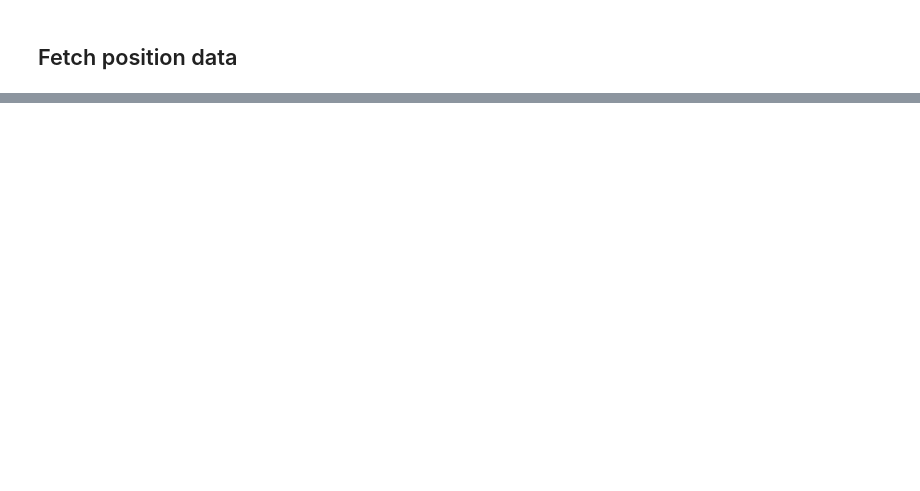
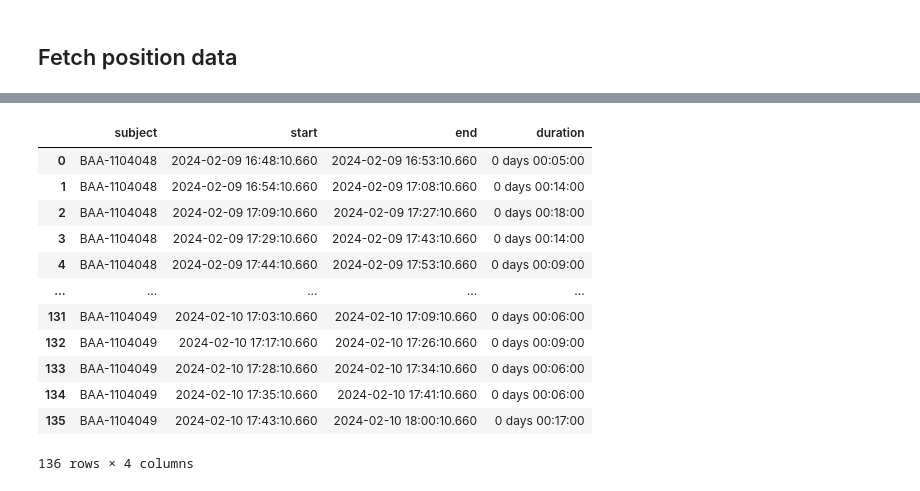
Before and after one commit to SainsburyWellcomeCentre/aeon_mecha, a Jupyter notebook: docs/examples/dj_compute_bouts.ipynb, the cells around one changed output, grey strips where cells are left out. Drawn from its saved outputs; the diff is of its cells as text; code cells hidden in the pictures; blank space fills up the shorter version.

```diff
--- a/docs/examples/dj_compute_bouts.ipynb
+++ b/docs/examples/dj_compute_bouts.ipynb
@@ -535,11 +483,5 @@ drink_bouts_df
 # %%
-# Given pos_df, animal name, nest xy, reutrn all explore bouts in df
-
-nest_center = np.array((1215, 530))
-cm2px = 5.2
-nest_radius = 14 * cm2px  # 14 cm, in px
-
-
+# Given pos_df, animal name, nest xy, return all exploration bouts in df
 def explore_bouts(
     pos_df: pd.DataFrame,
     subject: str,
@@ -567,7 +509,7 @@ def explore_bouts(
     # Set some constants and placeholder `windows_df` which will be combined into `bouts_df`
     explore_win = pd.Timedelta("1m")
     explore_windows_df = pd.DataFrame(
-        columns=["subject", "start", "end", "duration", "period"]
+        columns=["subject", "start", "end", "duration"]
     )
 
     # Create time windows based on start and end time
@@ -577,9 +519,8 @@ def explore_bouts(
         start=data_start_time, end=data_end_time, freq=explore_win
     )
 
-    # <s> Process each time window (use tqdm for progress bar)
-    period = animal_data["period"].iloc[0]
-    pbar = tqdm(window_starts, desc=f"Processing explore bouts for {subject} in {period}")
+    # Process each time window (use tqdm for progress bar)
+    pbar = tqdm(window_starts, desc=f"Processing explore bouts for {subject}")
     for win_start in pbar:
         win_end = win_start + explore_win
         win_data = animal_data[
@@ -588,8 +529,8 @@ def explore_bouts(
         if len(win_data) < 100:  # skip windows with too little data
             continue
 
-        # Excise id swaps (based on pos / speed jumps)
-        win_data = correct_swaps(win_data, max_speed)
+        # Remove id swaps (based on pos / speed jumps)
+        win_data = remove_swaps(win_data, max_speed)
 
         # If majority of time in a window is outside nest, consider it an explore bout
         dx = win_data["x"] - nest_center[0]
@@ -602,16 +543,14 @@ def explore_bouts(
                 "start": win_start,
                 "end": win_end,
                 "duration": explore_win,
-                "period": win_data["period"].iloc[0],
             }
             explore_windows_df = pd.concat(
                 [explore_windows_df, pd.DataFrame([new_bout])], ignore_index=True
             )
-    # </s>
 
-    # <s> Now merge consecutive explore windows into continuous bouts
+    # Merge consecutive explore windows into continuous bouts
     if explore_windows_df.empty or not isinstance(explore_windows_df, pd.DataFrame):
-        return pd.DataFrame(columns=["subject", "start", "end", "duration", "period"])
+        return pd.DataFrame(columns=["subject", "start", "end", "duration"])
     # Initialize the merged bouts dataframe with the first window
     explore_bouts_df = pd.DataFrame(
         [
@@ -620,7 +559,6 @@ def explore_bouts(
                 "start": explore_windows_df.iloc[0]["start"],
                 "end": explore_windows_df.iloc[0]["end"],
                 "duration": explore_windows_df.iloc[0]["duration"],
-                "period": explore_windows_df.iloc[0]["period"],
             }
         ]
     )
@@ -640,11 +578,9 @@ def explore_bouts(
                 "start": current_window["start"],
                 "end": current_window["end"],
                 "duration": current_window["duration"],
-                "period": current_window["period"],
             }
             explore_bouts_df = pd.concat(
                 [explore_bouts_df, pd.DataFrame([new_bout])], ignore_index=True
             )
-    # </s>
 
     return explore_bouts_df
@@ -732,0 +587,27 @@ display(explore_df)
+# %%
+subjects = position_df["identity_name"].unique()
+explore_bouts_df = pd.DataFrame(
+    columns=["subject", "start", "end", "duration"]
+)
+for subject in subjects:
+    subject_bouts = explore_bouts(position_df, subject, nest_center)
+    if isinstance(subject_bouts, pd.DataFrame) and not subject_bouts.empty:
+        explore_bouts_df = pd.concat(
+            [explore_bouts_df, subject_bouts], ignore_index=True
+        )
+# %%
+explore_bouts_df
+# %% [output]
+|  | subject | start | end | duration |
+| 0 | BAA-1104048 | 2024-02-09 16:48:10.660 | 2024-02-09 16:53:10.660 | 0 days 00:05:00 |
+| 1 | BAA-1104048 | 2024-02-09 16:54:10.660 | 2024-02-09 17:08:10.660 | 0 days 00:14:00 |
+| 2 | BAA-1104048 | 2024-02-09 17:09:10.660 | 2024-02-09 17:27:10.660 | 0 days 00:18:00 |
+| 3 | BAA-1104048 | 2024-02-09 17:29:10.660 | 2024-02-09 17:43:10.660 | 0 days 00:14:00 |
+| 4 | BAA-1104048 | 2024-02-09 17:44:10.660 | 2024-02-09 17:53:10.660 | 0 days 00:09:00 |
+| ... | ... | ... | ... | ... |
+| 131 | BAA-1104049 | 2024-02-10 17:03:10.660 | 2024-02-10 17:09:10.660 | 0 days 00:06:00 |
+| 132 | BAA-1104049 | 2024-02-10 17:17:10.660 | 2024-02-10 17:26:10.660 | 0 days 00:09:00 |
+| 133 | BAA-1104049 | 2024-02-10 17:28:10.660 | 2024-02-10 17:34:10.660 | 0 days 00:06:00 |
+| 134 | BAA-1104049 | 2024-02-10 17:35:10.660 | 2024-02-10 17:41:10.660 | 0 days 00:06:00 |
+| 135 | BAA-1104049 | 2024-02-10 17:43:10.660 | 2024-02-10 18:00:10.660 | 0 days 00:17:00 |
+136 rows × 4 columns
```
Also changed, not shown: parts of 21 cells of this notebook.
